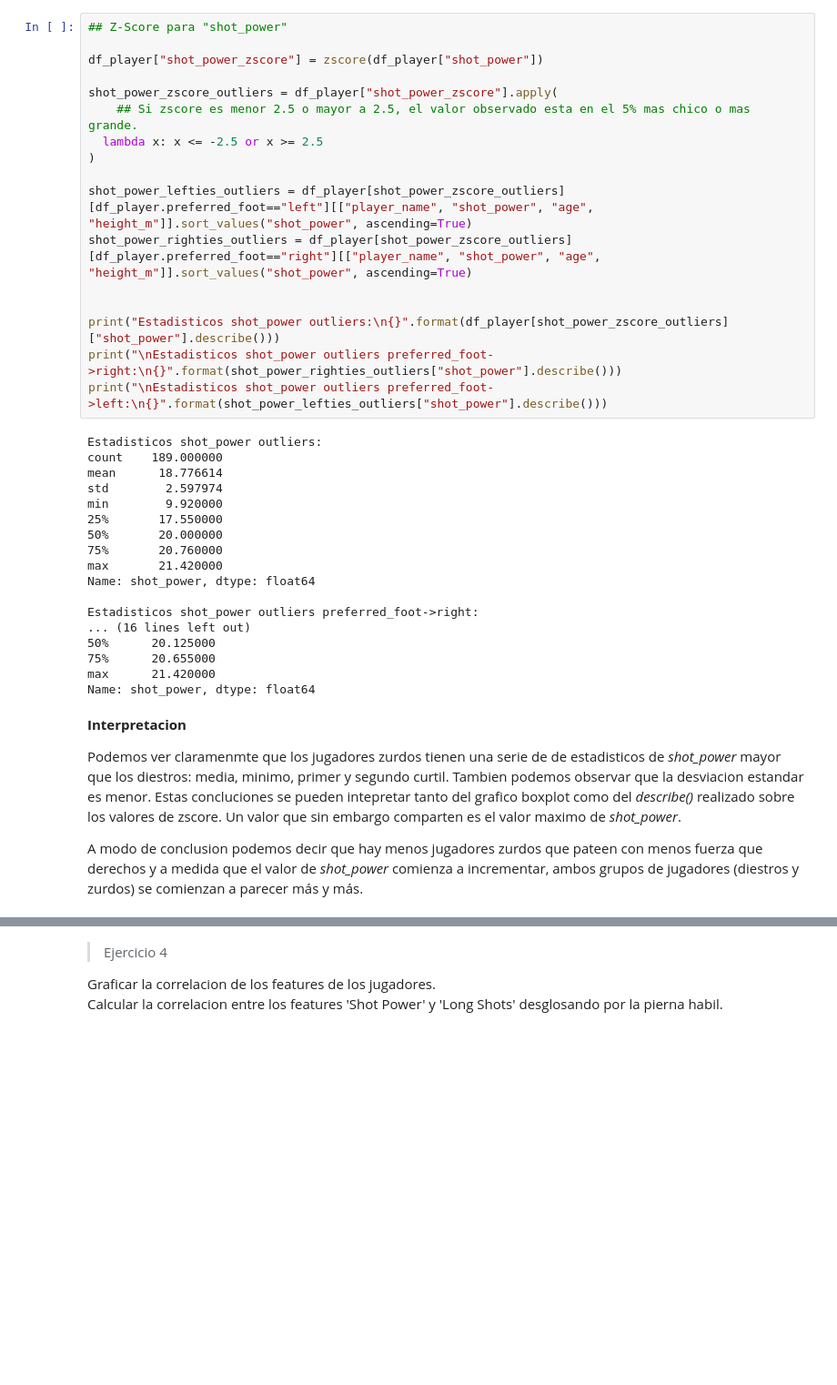
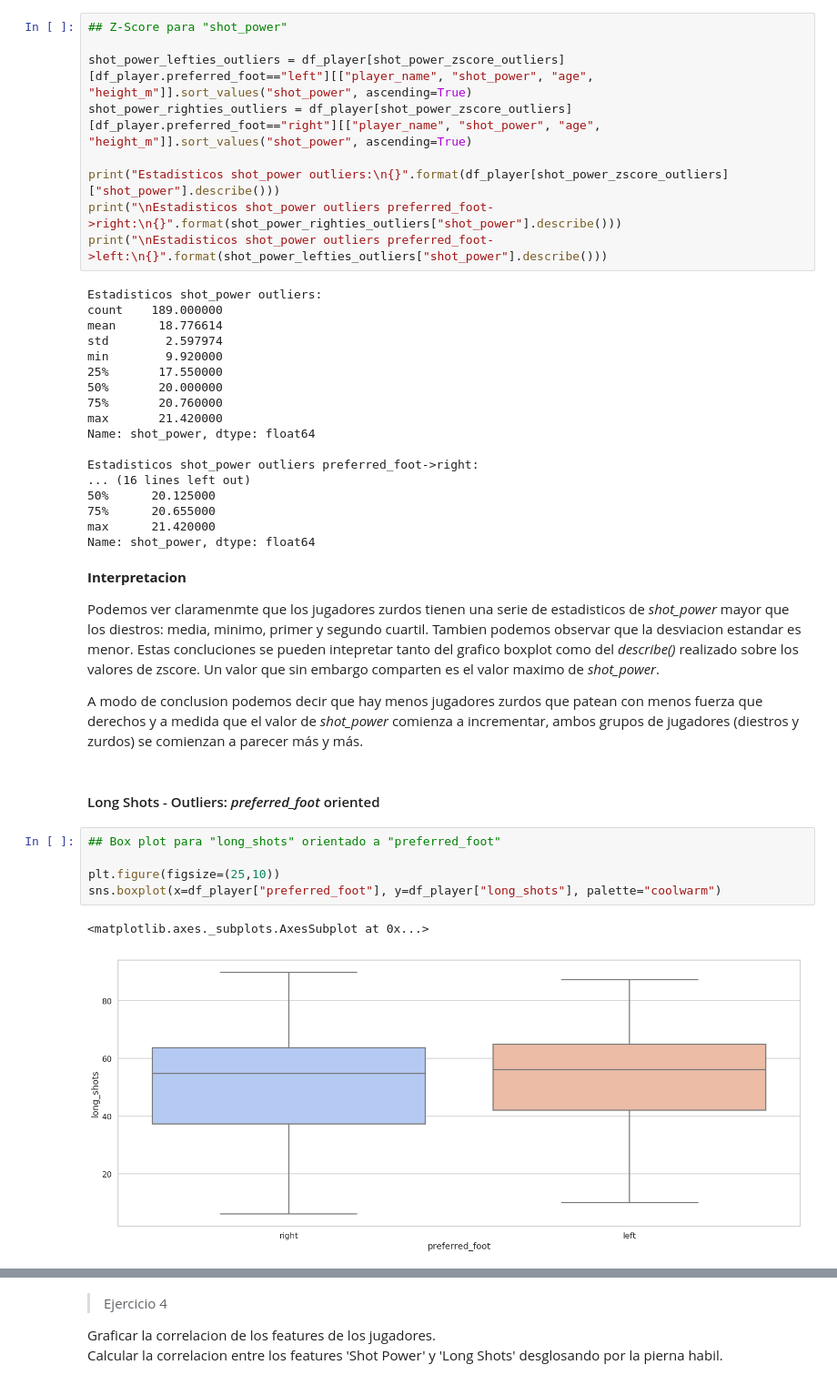
Before and after one commit to diplodatos2019/Mentoria_Analisis_Visualizacion_Datos, a Jupyter notebook: Practico_AyV_resolucion.ipynb, the cells around one changed output, grey strips where cells are left out. Shown at 91% size. Drawn from its saved outputs; the diff is of its cells as text; blank space fills up the shorter version.

Commit message:
Outlier long_shots preferred_foot

```diff
--- a/Practico_AyV_resolucion.ipynb
+++ b/Practico_AyV_resolucion.ipynb
@@ -349,18 +349,10 @@ sns.boxplot(x=df_player["preferred_foot"], y=df_player["shot_power"], palette="c
 [figure]
 # %%
 ## Z-Score para "shot_power"
-
-df_player["shot_power_zscore"] = zscore(df_player["shot_power"])
-
-shot_power_zscore_outliers = df_player["shot_power_zscore"].apply(
-    ## Si zscore es menor 2.5 o mayor a 2.5, el valor observado esta en el 5% mas chico o mas grande.
-  lambda x: x <= -2.5 or x >= 2.5
-)
 
 shot_power_lefties_outliers = df_player[shot_power_zscore_outliers][df_player.preferred_foot=="left"][["player_name", "shot_power", "age", "height_m"]].sort_values("shot_power", ascending=True)
 shot_power_righties_outliers = df_player[shot_power_zscore_outliers][df_player.preferred_foot=="right"][["player_name", "shot_power", "age", "height_m"]].sort_values("shot_power", ascending=True)
 
-
 print("Estadisticos shot_power outliers:\n{}".format(df_player[shot_power_zscore_outliers]["shot_power"].describe()))
 print("\nEstadisticos shot_power outliers preferred_foot->right:\n{}".format(shot_power_righties_outliers["shot_power"].describe()))
 print("\nEstadisticos shot_power outliers preferred_foot->left:\n{}".format(shot_power_lefties_outliers["shot_power"].describe()))
@@ -385,7 +377,17 @@ Name: shot_power, dtype: float64
 # %% [markdown]
 **Interpretacion**
 
-Podemos ver claramenmte que los jugadores zurdos tienen una serie de de estadisticos de *shot_power*  mayor que los diestros: media, minimo, primer y segundo curtil. Tambien podemos observar que la desviacion estandar es menor. Estas concluciones se pueden intepretar tanto del grafico boxplot como del *describe()* realizado sobre los valores de zscore.
+Podemos ver claramenmte que los jugadores zurdos tienen una serie de estadisticos de *shot_power*  mayor que los diestros: media, minimo, primer y segundo cuartil. Tambien podemos observar que la desviacion estandar es menor. Estas concluciones se pueden intepretar tanto del grafico boxplot como del *describe()* realizado sobre los valores de zscore.
 Un valor que sin embargo comparten es el valor maximo de *shot_power*.
 
-A modo de conclusion podemos decir que hay menos jugadores zurdos que pateen con menos fuerza que derechos y a medida que el valor de *shot_power* comienza a incrementar, ambos grupos de jugadores (diestros y zurdos) se comienzan a parecer más y más.
+A modo de conclusion podemos decir que hay menos jugadores zurdos que patean con menos fuerza que derechos y a medida que el valor de *shot_power* comienza a incrementar, ambos grupos de jugadores (diestros y zurdos) se comienzan a parecer más y más.
+# %% [markdown]
+#### Long Shots  - Outliers: *preferred_foot* oriented
+# %%
+## Box plot para "long_shots" orientado a "preferred_foot"
+
+plt.figure(figsize=(25,10))
+sns.boxplot(x=df_player["preferred_foot"], y=df_player["long_shots"], palette="coolwarm")
+# %% [output]
+<matplotlib.axes._subplots.AxesSubplot at 0x...>
+[figure, added]
```
Also changed, not shown: parts of 3 cells of this notebook.
